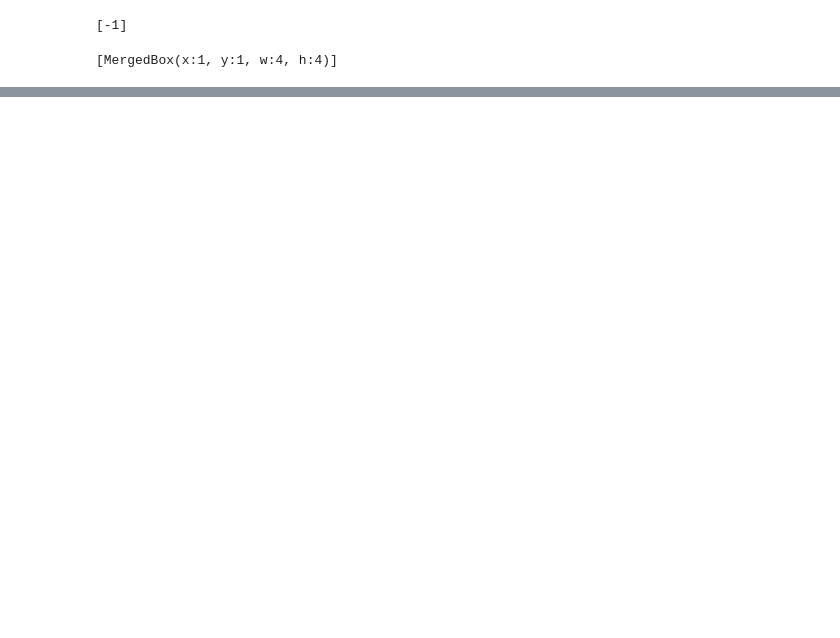
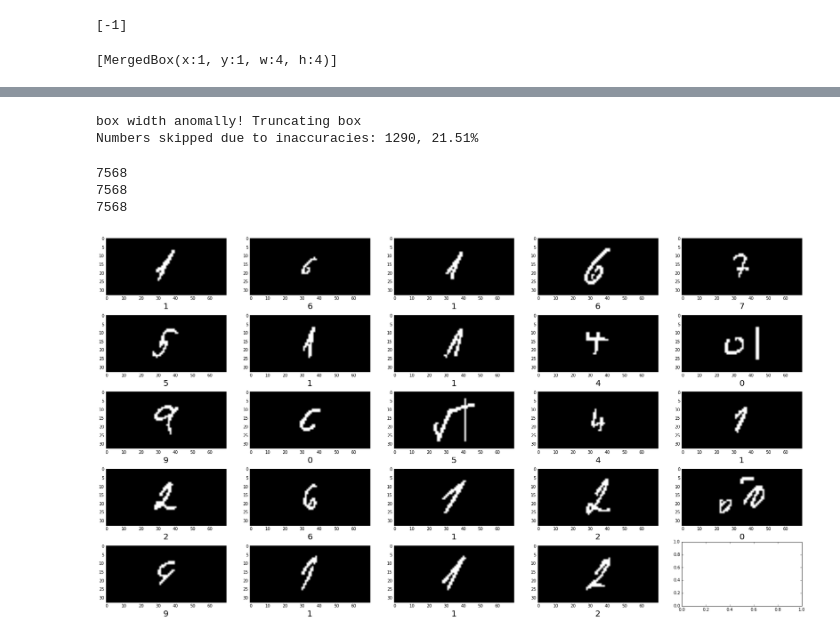
Before and after one commit to rcortx/handwritten-digit-extraction, a Jupyter notebook: test.ipynb, the cells around one changed output, grey strips where cells are left out. Drawn from its saved outputs; the diff is of its cells as text; code cells hidden in the pictures; blank space fills up the shorter version.

```diff
--- a/test.ipynb
+++ b/test.ipynb
@@ -601,0 +810,3 @@ b = MergedBox()
+# %%
+b = Box([1, 2, 3, 4])
+print((type(b[:])))
@@ -952,0 +1369,22 @@ TypeError: 'int' object is not iterable
+# %%
+digit_images, digit_labels, digit_ids = generate_digit_training_data(images_gray, labels, limit=None, cache=False)
+# %% [output]
+box width anomally! Truncating box
+Numbers skipped due to inaccuracies: 1290, 21.51%
+# %%
+print(len(digit_images))
+print(len(digit_labels))
+print(len(digit_ids))
+def visualize_digits(digit_images, digit_labels):
+    data = list(zip(digit_images, digit_labels))
+    np.random.shuffle(data)
+    for i, axes in gen_subplot_group(25, cols=5, size=2.3, colsize=1.0, yield_group=2):
+        for j, ax in enumerate(axes):
+            # ax.axis('off')
+            ax.imshow(data[i*2+j][0], cmap="gray")
+            ax.set_xlabel(data[i*2+j][1], fontsize=20)
+# %% [output]
+7568
+7568
+7568
+[figure, added]
```
Also changed, not shown: parts of 24 cells of this notebook, 4 other files.
